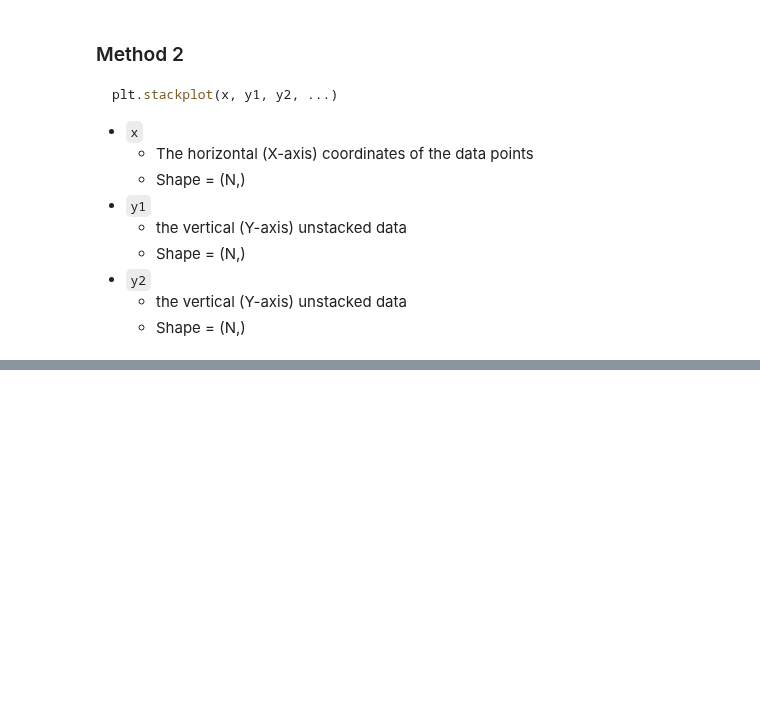
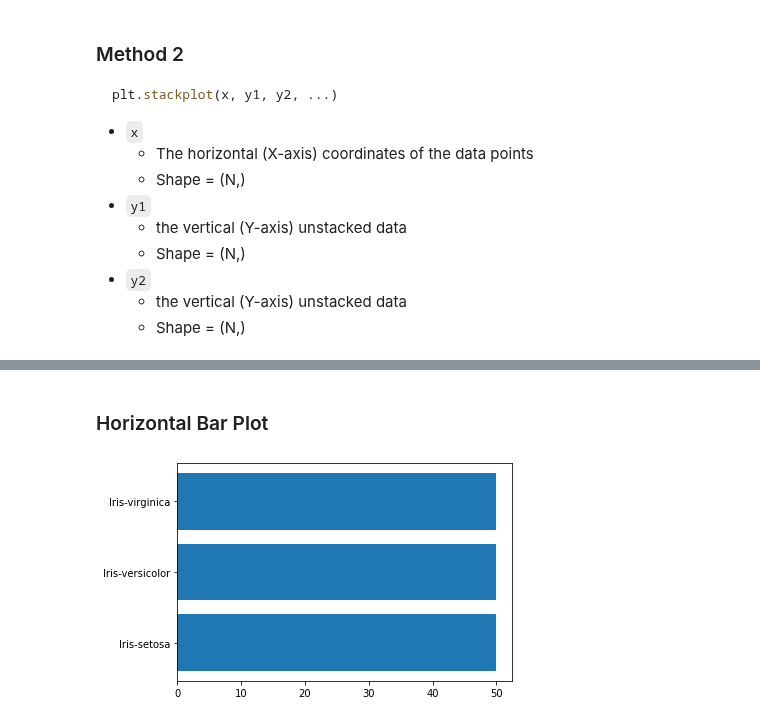
Before and after one commit to adhang/data-science-digital-skola, a Jupyter notebook: 15. Intermediate Visualization/Homework - Intermediate Visualization.ipynb, the cells around one changed output, grey strips where cells are left out. Cells and saved outputs as stored; diff of their text form; code cells hidden in the pictures; blank space fills up the shorter version.

```diff
--- a/15. Intermediate Visualization/Homework - Intermediate Visualization.ipynb
+++ b/15. Intermediate Visualization/Homework - Intermediate Visualization.ipynb
@@ -115,0 +218,9 @@ plt.stackplot(x, y1, y2, ...)
+# %% [markdown]
+### Horizontal Bar Plot
+# %%
+species_count = data['Species'].value_counts()
+
+plt.barh(y=species_count.index, width=species_count)
+plt.show()
+# %% [output]
+[figure, added]
```
Also changed, not shown: parts of 32 cells of this notebook.
